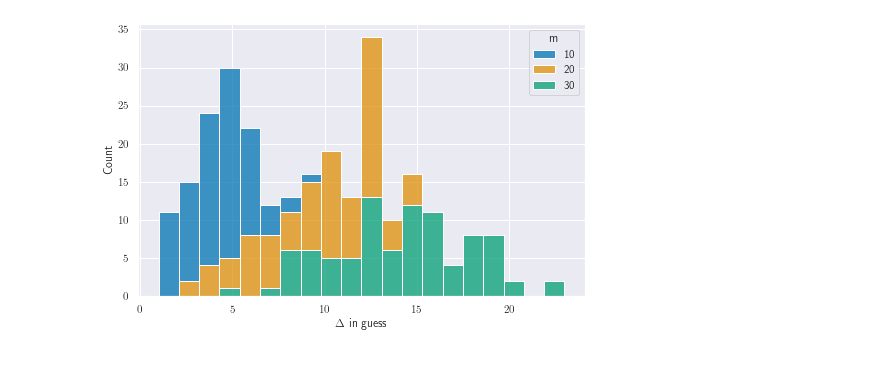
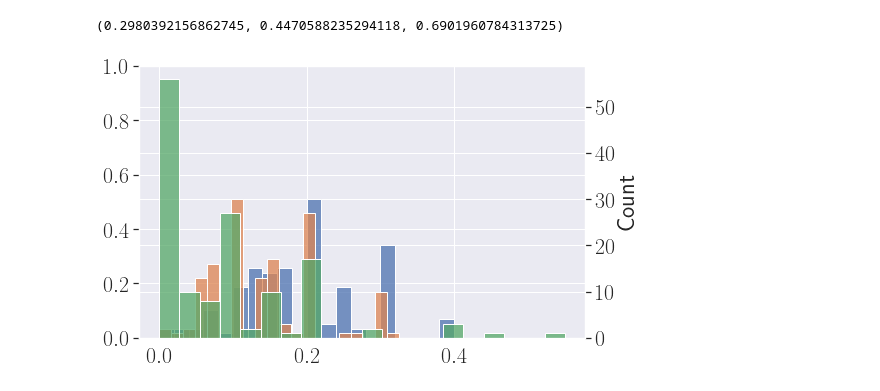
Before and after one commit to norheim/minimdo, a Jupyter notebook: minimdo/structure_optim/plotting.ipynb, the cells around one changed output. Cells and saved outputs as stored; diff of their text form; code cells hidden in the pictures; blank space fills up the shorter version.

```diff
--- a/minimdo/structure_optim/plotting.ipynb
+++ b/minimdo/structure_optim/plotting.ipynb
@@ -9,10 +15,10 @@ df = pd.read_csv('full_experiments.csv', index_col=0)
 # %%
 dft = df#df.iloc[350:400]
-sparseL1 = dft[(dft['m']<=50) & (dft['sparsity']==.5)]#& (dft['ncoeff']==0.1) dft['sparsity']==1.) &
+sparseL1 = dft[(dft['m']<=50) & (dft['density']<=4.5) & (dft['density']>=3.5)]#& (dft['ncoeff']==0.1) dft['sparsity']==1.) &
 # %%
 #sns.color_palette("binary")
 # %%
-plt.rcParams['text.usetex'] = False
+#plt.rcParams['text.usetex'] = True
 # %%
 #df[['ncoeff', 'sparsity']].apply(tuple, axis=1)
 #plt.style.use('grayscale')
@@ -39,0 +49,7 @@ dfpost["dguesstear"] = dfpost['guess']-dfpost['minguess']
+# %%
+dfclean = sparseL1[(sparseL1["MINFAS"] <= 100)]
+# %%
+dfpost = dfclean.copy()
+dfpost["dminfas"] = dfpost['MINFAS']/dfpost['m']
+dfpost["dmintearpart"] = dfpost['mintearpart']/dfpost['m']
+dfpost["dmintearfull"] = dfpost['mintearfull']/dfpost['m']
@@ -42,9 +74,18 @@ dfclean = dfpost[(dfpost["dguesstear"] >= 0)]
 #dfclean = dfclean[(dfclean['sparsity']==.5)]
 # %%
 #dfclean["deltascc"].sum()
+# %%
+sns.color_palette()[0]
+# %% [output]
+(0.2980392156862745, 0.4470588235294118, 0.6901960784313725)
 # %%
 fig, ax = plt.subplots(figsize=(8,5))
-sns.histplot(data=dfclean, x="dguesstear", hue="m", palette="colorblind", bins=20, multiple="stack");
-ax.set_xlabel(r'$\Delta$ in guess');
+ax2 = ax.twinx()
+#sns.histplot(data=dfpost, x="dminfas", palette="colorblind", bins=20, multiple="stack");
+sns.histplot(data=dfpost, x="dminfas", bins=20, color=sns.color_palette()[0]);
+sns.histplot(data=dfpost, x="dmintearpart", bins=20, color=sns.color_palette()[1]);
+sns.histplot(data=dfpost, x="dmintearfull", bins=20, color=sns.color_palette()[2]);
+#ax.set_xlabel(r'$\Delta$ in guess');
+#plt.savefig('tearing_improvements_wrt_baseline.png', dpi=200, bbox_inches='tight');
 # %% [output]
-[figure, old version]
+[figure, new version]
```
Also changed, not shown: parts of 10 cells of this notebook, 6 other files.
